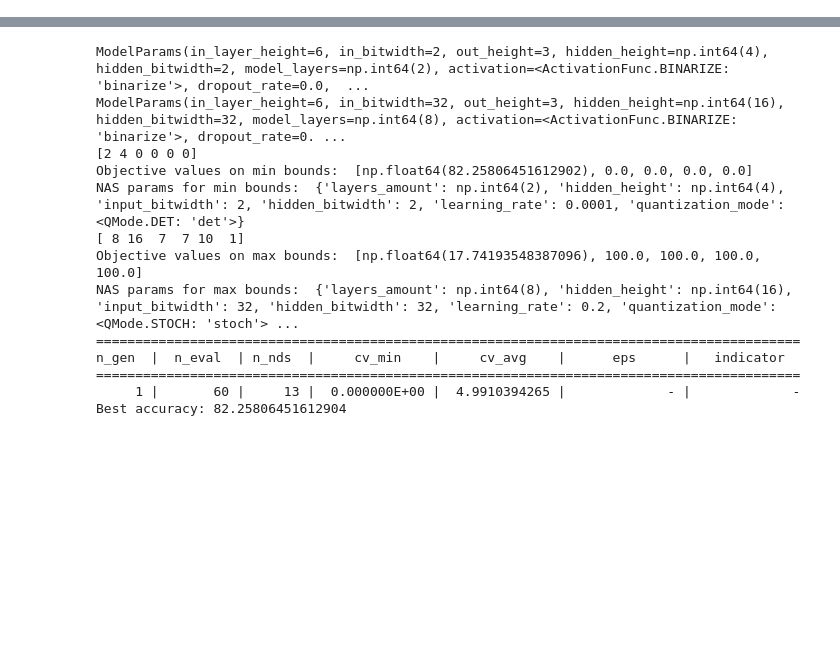
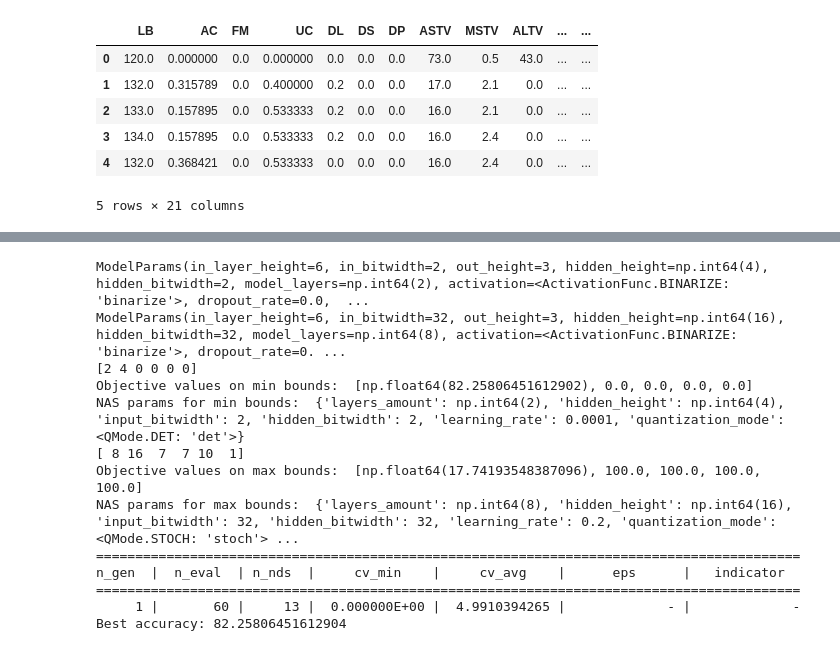
Before and after one commit to DiceNameIsMy/neural-networks-compression, a Jupyter notebook: src/main.ipynb, the cells around one changed output, grey strips where cells are left out. Saved outputs shown, nothing was run; the diff lists cells and outputs as text; code cells hidden in the pictures; blank space fills up the shorter version.

```diff
--- a/src/main.ipynb
+++ b/src/main.ipynb
@@ -13 +58,11 @@ tensor([1.6667, 0.0000, 0.0000, 0.0000, 0.0000, 1.6667, 1.6667, 1.6667, 3.3333,
+# %%
+cardio_df_X[0:5]
+# %% [output]
+|  | LB | AC | FM | UC | DL | DS | DP | ASTV | MSTV | ALTV | ... | ... |
+| 0 | 120.0 | 0.000000 | 0.0 | 0.000000 | 0.0 | 0.0 | 0.0 | 73.0 | 0.5 | 43.0 | ... | ... |
+| 1 | 132.0 | 0.315789 | 0.0 | 0.400000 | 0.2 | 0.0 | 0.0 | 17.0 | 2.1 | 0.0 | ... | ... |
+| 2 | 133.0 | 0.157895 | 0.0 | 0.533333 | 0.2 | 0.0 | 0.0 | 16.0 | 2.1 | 0.0 | ... | ... |
+| 3 | 134.0 | 0.157895 | 0.0 | 0.533333 | 0.2 | 0.0 | 0.0 | 16.0 | 2.4 | 0.0 | ... | ... |
+| 4 | 132.0 | 0.368421 | 0.0 | 0.533333 | 0.0 | 0.0 | 0.0 | 16.0 | 2.4 | 0.0 | ... | ... |
+5 rows × 21 columns
 # %%
```
Also changed, not shown: parts of 6 cells of this notebook, 5 other files.
